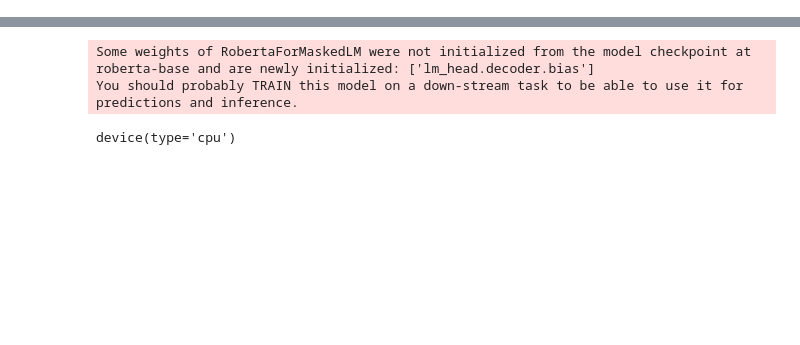
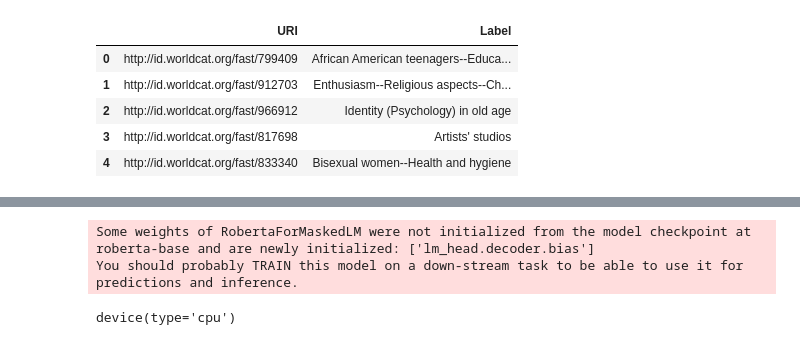
Before and after one commit to sul-dlss-labs/ai-etd, a Jupyter notebook: 03_nlp.ipynb, the cells around one changed output, grey strips where cells are left out. Drawn from its saved outputs; the diff is of its cells as text; code cells hidden in the pictures; blank space fills up the shorter version.

```diff
--- a/03_nlp.ipynb
+++ b/03_nlp.ipynb
@@ -12,6 +12,15 @@ from box import Box
 import torch
 # %%
 fast_topics = pd.read_csv('/Users/jpnelson/2020/sul-dlss/ai-etd/data/topic_uri_label_utf8.csv', names=['URI', 'Label'])
+# %%
+fast_topics.head()
+# %% [output]
+|  | URI | Label |
+| 0 | http://id.worldcat.org/fast/799409 | African American teenagers--Educa... |
+| 1 | http://id.worldcat.org/fast/912703 | Enthusiasm--Religious aspects--Ch... |
+| 2 | http://id.worldcat.org/fast/966912 | Identity (Psychology) in old age |
+| 3 | http://id.worldcat.org/fast/817698 | Artists' studios |
+| 4 | http://id.worldcat.org/fast/833340 | Bisexual women--Health and hygiene |
 # %%
 args = Box({
     "seed": 42,
```
Also changed, not shown: parts of 6 cells of this notebook.
